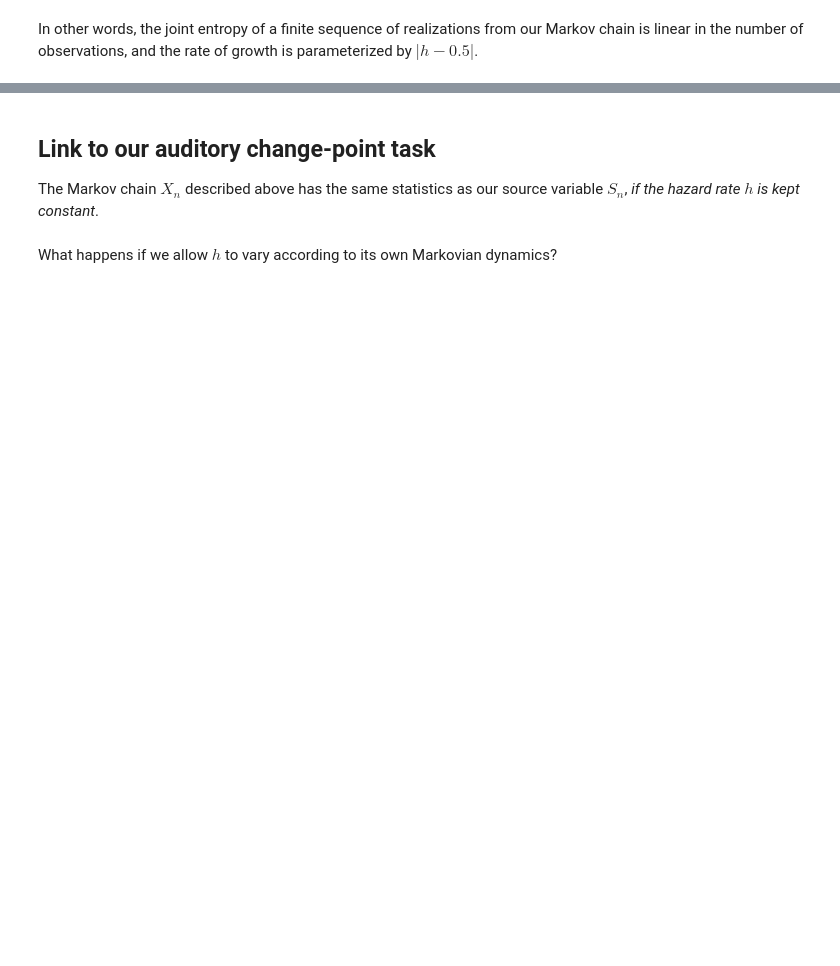
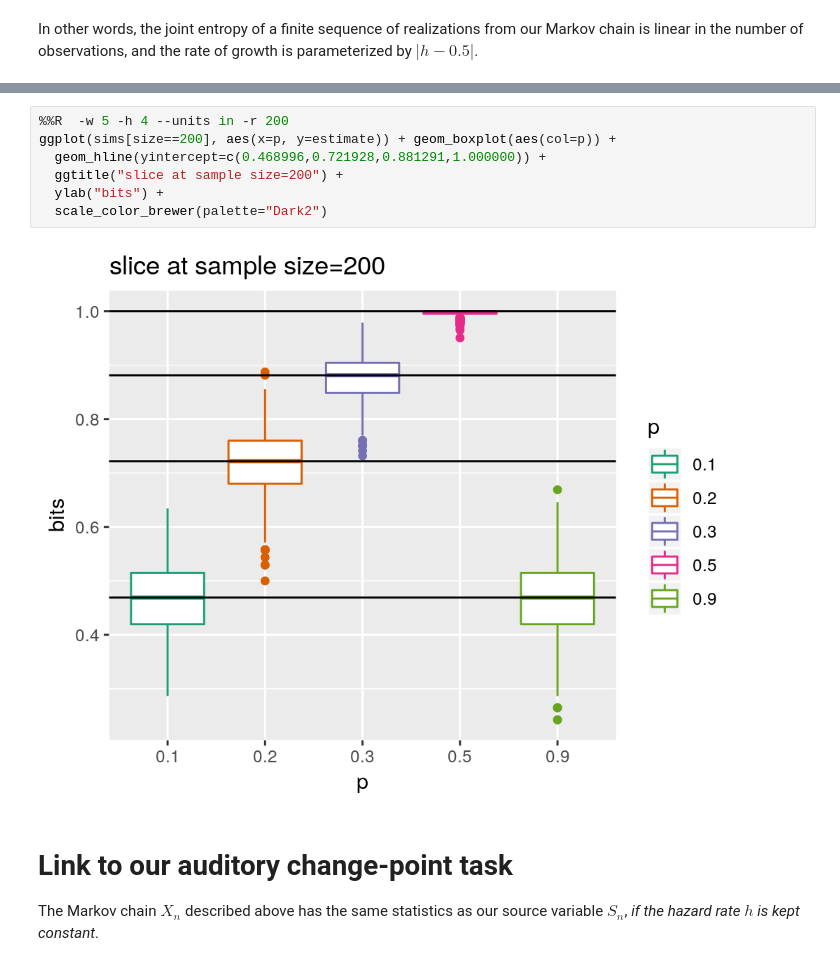
Before and after one commit to TheGoldLab/Analysis_Audio2AFC_ChangePoint, a Jupyter notebook: Tutorials/Mutual_Information_Basics.ipynb, the cells around one changed output, grey strips where cells are left out. Cells and saved outputs as stored; diff of their text form; blank space fills up the shorter version.

```diff
--- a/Tutorials/Mutual_Information_Basics.ipynb
+++ b/Tutorials/Mutual_Information_Basics.ipynb
@@ -150,5 +240,12 @@ In other words, the joint entropy of a finite sequence of realizations from our
+# %%
+%%R  -w 5 -h 4 --units in -r 200
+ggplot(sims[size==200], aes(x=p, y=estimate)) + geom_boxplot(aes(col=p)) +
+  geom_hline(yintercept=c(0.468996,0.721928,0.881291,1.000000)) +
+  ggtitle("slice at sample size=200") +
+  ylab("bits") +
+  scale_color_brewer(palette="Dark2")
+# %% [output]
+[figure, added]
 # %% [markdown]
-## Link to our auditory change-point task
+# Link to our auditory change-point task
 The Markov chain $X_n$ described above has the same statistics as our source variable $S_n$, _if the hazard rate $h$ is kept constant_.
-# %% [markdown]
-What happens if we allow $h$ to vary according to its own Markovian dynamics?
```
Also changed, not shown: parts of 17 cells of this notebook.
